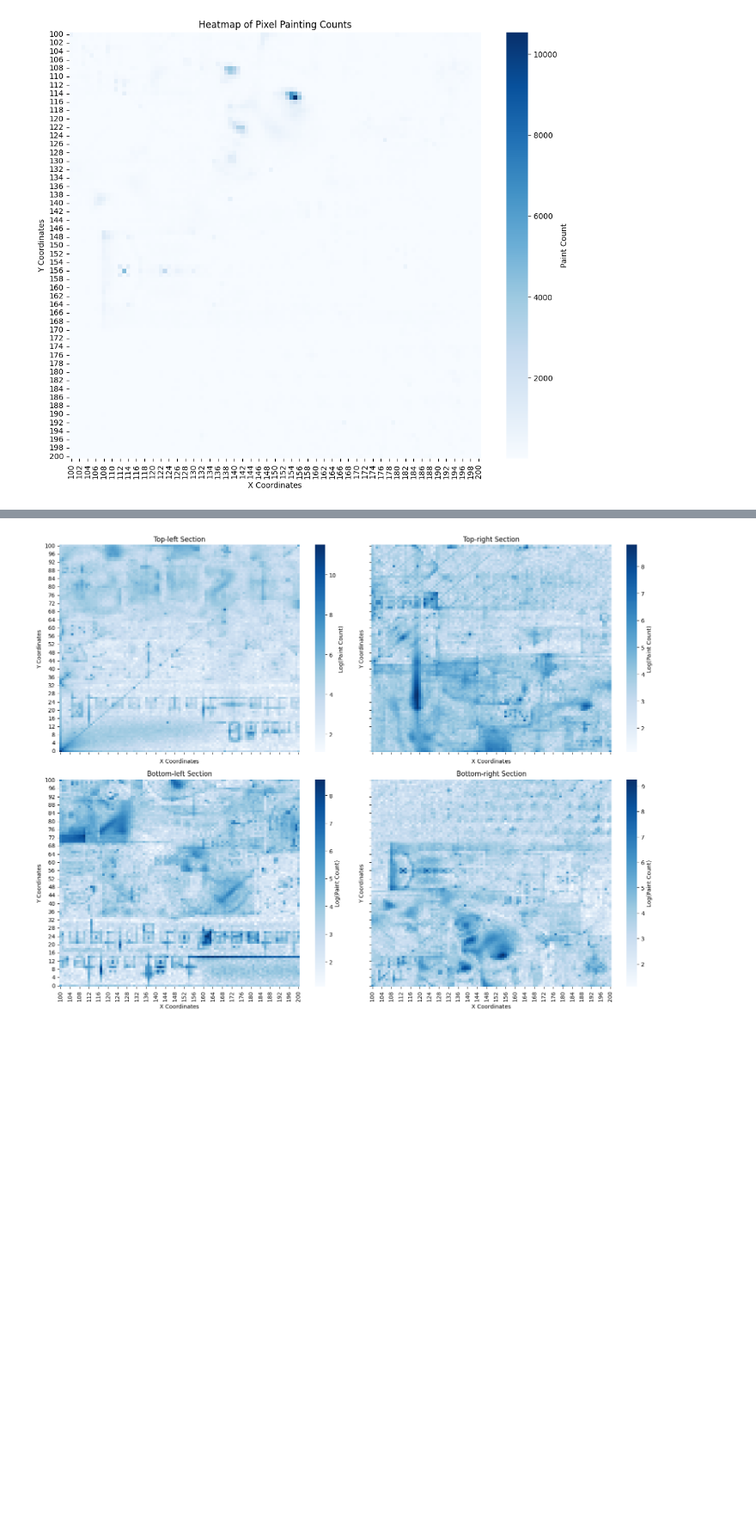
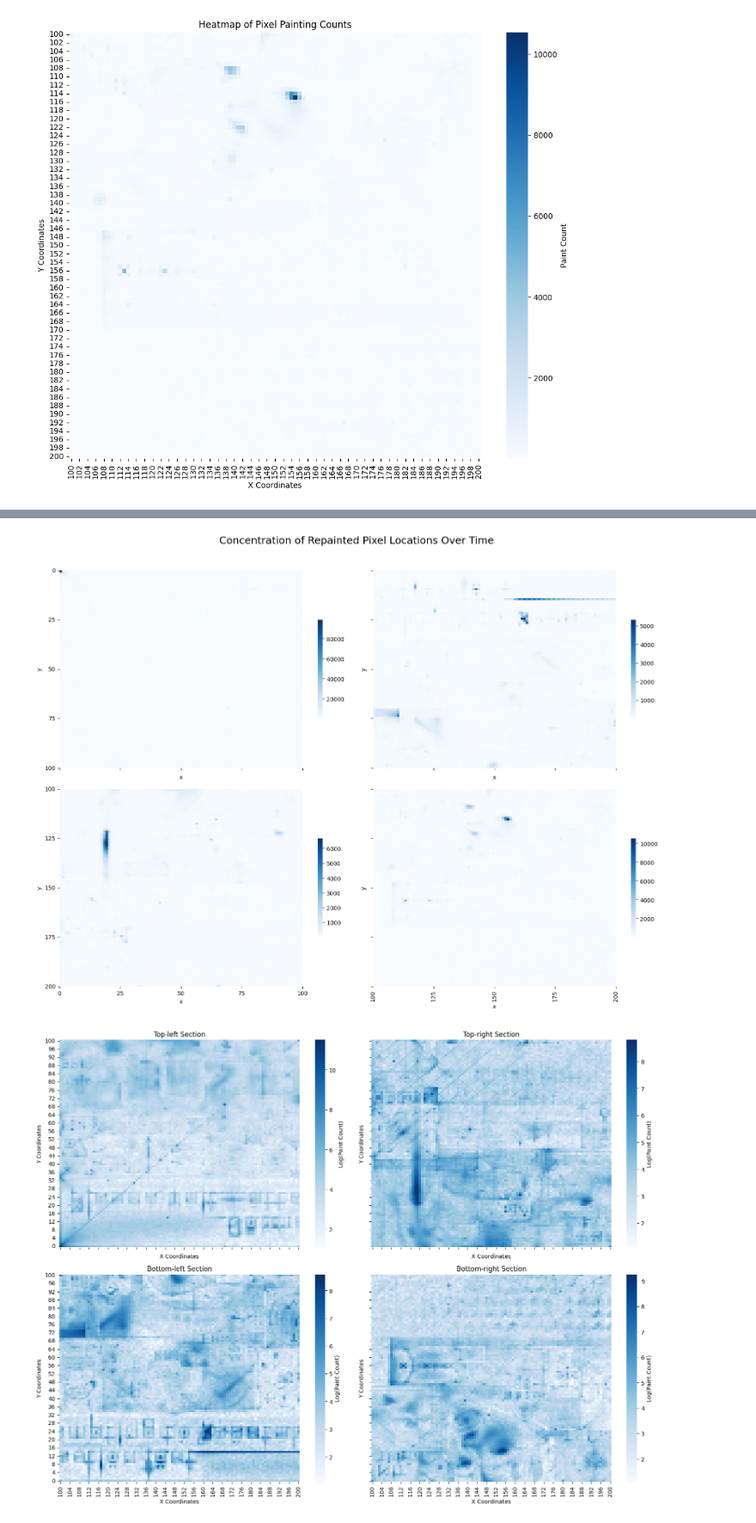
Before and after one commit to bchan42/csc369-analysis, a Jupyter notebook: week4/week_4_misc.ipynb, the cells around one changed output, grey strips where cells are left out. Shown at 86% size. Saved outputs shown, nothing was run; the diff lists cells and outputs as text; code cells hidden in the pictures; blank space fills up the shorter version.

```diff
--- a/week4/week_4_misc.ipynb
+++ b/week4/week_4_misc.ipynb
@@ -301,3 +301,44 @@ plt.show()
+# %%
+import numpy as np
+import matplotlib.pyplot as plt
+import seaborn as sns
+
+fig, axs = plt.subplots(2, 2, figsize=(16, 12))
+
+sections = [
+    (0, 100, 0, 100, "Top-left Section"),
+    (0, 100, 100, 200, "Top-right Section"),
+    (100, 200, 0, 100, "Bottom-left Section"),
+    (100, 200, 100, 200, "Bottom-right Section")
+]
+
+for ax, (y_start, y_end, x_start, x_end, title) in zip(axs.flat, sections):
+    sns.heatmap(heatmap_data.iloc[y_start:y_end, x_start:x_end],
+                cmap='Blues', annot=False, fmt='g', ax=ax,
+                cbar_kws={"shrink": 0.5})  # adjust color bar size
+
+    # ax.set_title(title)
+
+    # set ticks from 0 to 100 by 25
+    ax.set_xticks(np.arange(0, 101, 25))  # x-axis ticks every 25
+    ax.set_xticklabels(np.arange(x_start, x_end + 1, 25))  # adjust to actual coordinates
+
+    ax.set_yticks(np.arange(0, 101, 25))  # y-axis ticks every 25
+    ax.set_yticklabels(np.arange(y_start, y_end + 1, 25))  # adjust to actual coordinates
+
+# remove redundant ticks
+for ax in axs[0, :]:  # remove x-axis ticks for top row
+    ax.set_xticklabels([])
+for ax in axs[:, 1]:  # remove y-axis ticks for right col
+    ax.set_yticklabels([])
+
+# Add overall title
+fig.suptitle("Concentration of Repainted Pixel Locations Over Time", fontsize=18)
+
+plt.tight_layout(rect=[0, 0, 1, 0.96]) # adjust to fit title
+plt.show()
+# %% [output]
+[figure, added]
 # %%
 import numpy as np
 
```
Also changed, not shown: parts of 13 cells of this notebook.
